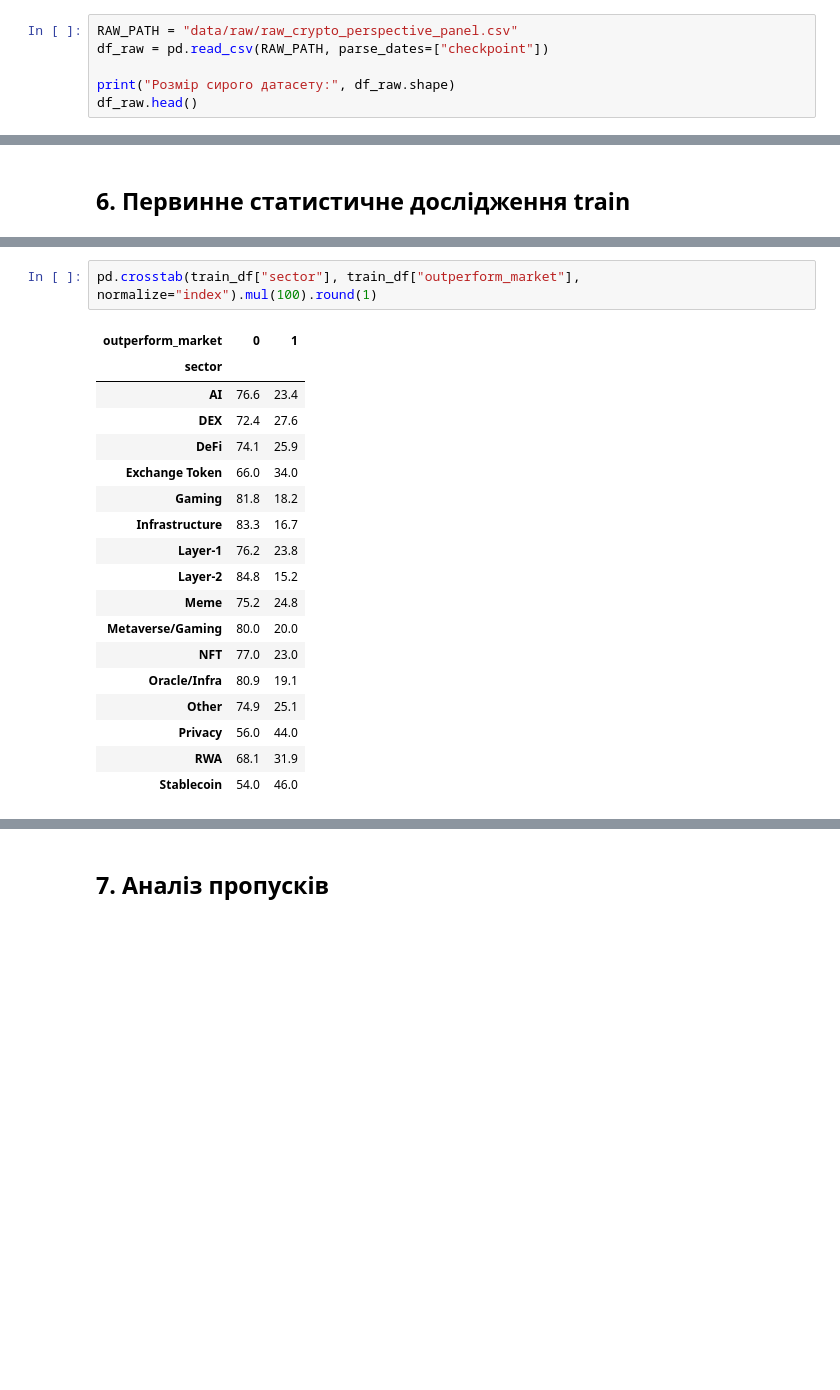
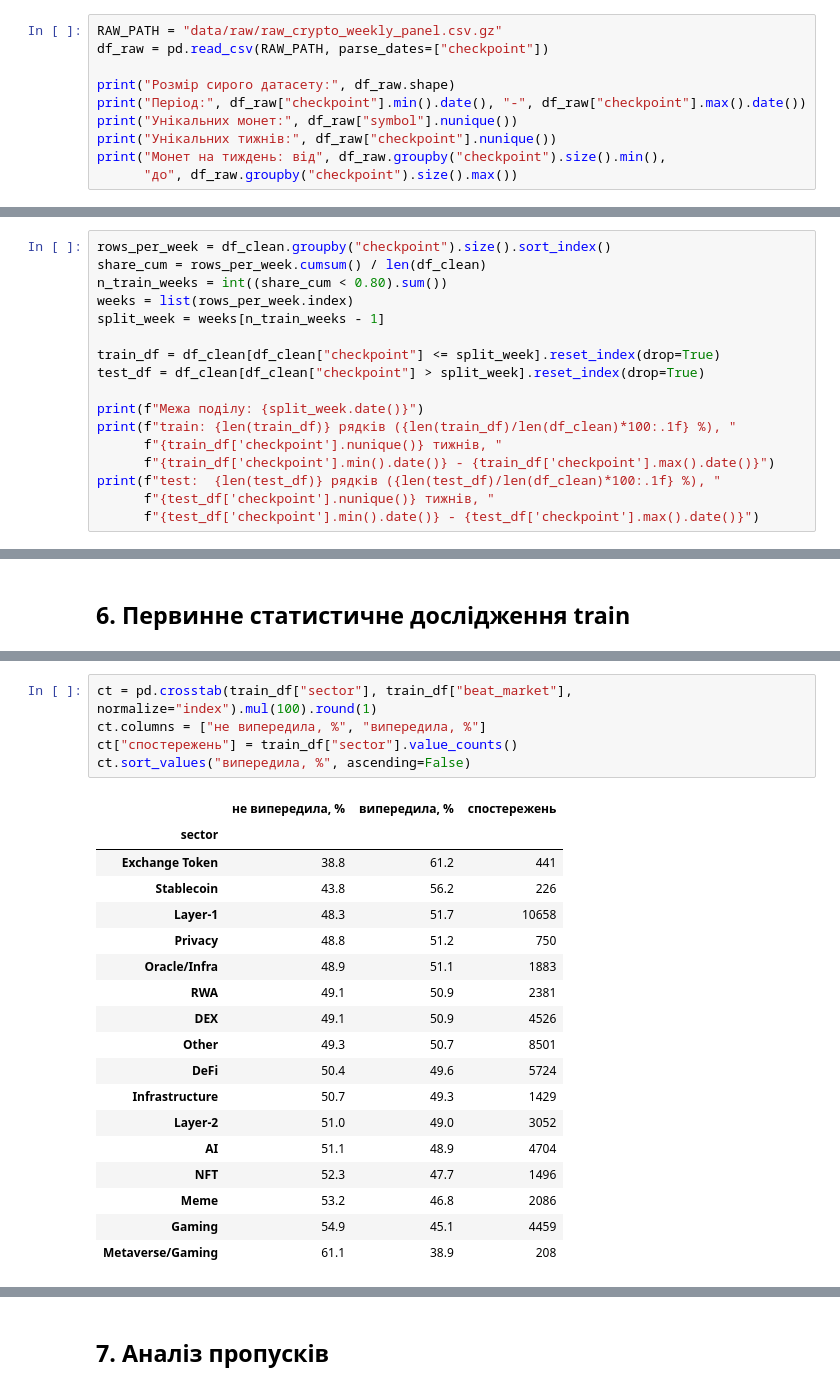
Before and after one commit to Fl0n1x/crypto-perspective-coursework, a Jupyter notebook: Пашко_coursework.ipynb, the cells around one changed output, grey strips where cells are left out. Drawn from its saved outputs; the diff is of its cells as text; blank space fills up the shorter version.

```diff
--- a/Пашко_coursework.ipynb
+++ b/Пашко_coursework.ipynb
@@ -51,7 +36,11 @@ pandas 2.3.3 | numpy 2.4.6
 # %%
-RAW_PATH = "data/raw/raw_crypto_perspective_panel.csv"
+RAW_PATH = "data/raw/raw_crypto_weekly_panel.csv.gz"
 df_raw = pd.read_csv(RAW_PATH, parse_dates=["checkpoint"])
 
 print("Розмір сирого датасету:", df_raw.shape)
-df_raw.head()
+print("Період:", df_raw["checkpoint"].min().date(), "-", df_raw["checkpoint"].max().date())
+print("Унікальних монет:", df_raw["symbol"].nunique())
+print("Унікальних тижнів:", df_raw["checkpoint"].nunique())
+print("Монет на тиждень: від", df_raw.groupby("checkpoint").size().min(),
+      "до", df_raw.groupby("checkpoint").size().max())
 # %% [output]
@@ -282,0 +255,17 @@ print("Частка outperform_market у test: ", round(test_df["outperform_mark
+# %%
+rows_per_week = df_clean.groupby("checkpoint").size().sort_index()
+share_cum = rows_per_week.cumsum() / len(df_clean)
+n_train_weeks = int((share_cum < 0.80).sum())
+weeks = list(rows_per_week.index)
+split_week = weeks[n_train_weeks - 1]
+
+train_df = df_clean[df_clean["checkpoint"] <= split_week].reset_index(drop=True)
+test_df = df_clean[df_clean["checkpoint"] > split_week].reset_index(drop=True)
+
+print(f"Межа поділу: {split_week.date()}")
+print(f"train: {len(train_df)} рядків ({len(train_df)/len(df_clean)*100:.1f} %), "
+      f"{train_df['checkpoint'].nunique()} тижнів, "
+      f"{train_df['checkpoint'].min().date()} - {train_df['checkpoint'].max().date()}")
+print(f"test:  {len(test_df)} рядків ({len(test_df)/len(df_clean)*100:.1f} %), "
+      f"{test_df['checkpoint'].nunique()} тижнів, "
+      f"{test_df['checkpoint'].min().date()} - {test_df['checkpoint'].max().date()}")
@@ -331,21 +379,24 @@ plt.show()
 # %%
-pd.crosstab(train_df["sector"], train_df["outperform_market"], normalize="index").mul(100).round(1)
+ct = pd.crosstab(train_df["sector"], train_df["beat_market"], normalize="index").mul(100).round(1)
+ct.columns = ["не випередила, %", "випередила, %"]
+ct["спостережень"] = train_df["sector"].value_counts()
+ct.sort_values("випередила, %", ascending=False)
 # %% [output]
-| outperform_market | 0 | 1 |
-| sector |  |  |
-| AI | 76.6 | 23.4 |
-| DEX | 72.4 | 27.6 |
-| DeFi | 74.1 | 25.9 |
-| Exchange Token | 66.0 | 34.0 |
-| Gaming | 81.8 | 18.2 |
-| Infrastructure | 83.3 | 16.7 |
-| Layer-1 | 76.2 | 23.8 |
-| Layer-2 | 84.8 | 15.2 |
-| Meme | 75.2 | 24.8 |
-| Metaverse/Gaming | 80.0 | 20.0 |
-| NFT | 77.0 | 23.0 |
-| Oracle/Infra | 80.9 | 19.1 |
-| Other | 74.9 | 25.1 |
-| Privacy | 56.0 | 44.0 |
-| RWA | 68.1 | 31.9 |
-| Stablecoin | 54.0 | 46.0 |
+|  | не випередила, % | випередила, % | спостережень |
+| sector |  |  |  |
+| Exchange Token | 38.8 | 61.2 | 441 |
+| Stablecoin | 43.8 | 56.2 | 226 |
+| Layer-1 | 48.3 | 51.7 | 10658 |
+| Privacy | 48.8 | 51.2 | 750 |
+| Oracle/Infra | 48.9 | 51.1 | 1883 |
+| RWA | 49.1 | 50.9 | 2381 |
+| DEX | 49.1 | 50.9 | 4526 |
+| Other | 49.3 | 50.7 | 8501 |
+| DeFi | 50.4 | 49.6 | 5724 |
+| Infrastructure | 50.7 | 49.3 | 1429 |
+| Layer-2 | 51.0 | 49.0 | 3052 |
+| AI | 51.1 | 48.9 | 4704 |
+| NFT | 52.3 | 47.7 | 1496 |
+| Meme | 53.2 | 46.8 | 2086 |
+| Gaming | 54.9 | 45.1 | 4459 |
+| Metaverse/Gaming | 61.1 | 38.9 | 208 |
```
Also changed, not shown: parts of 109 cells of this notebook, 44 other files.
